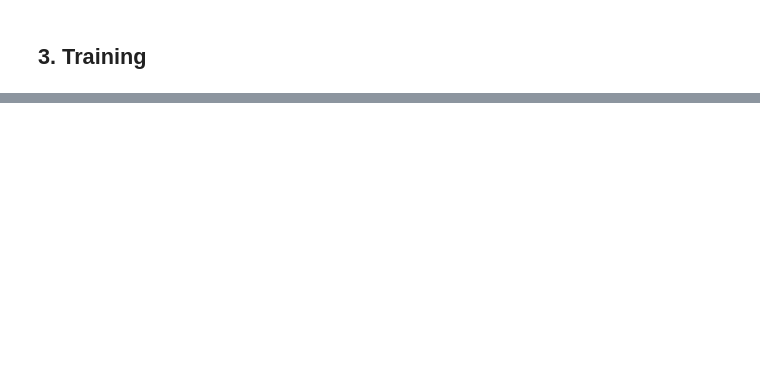
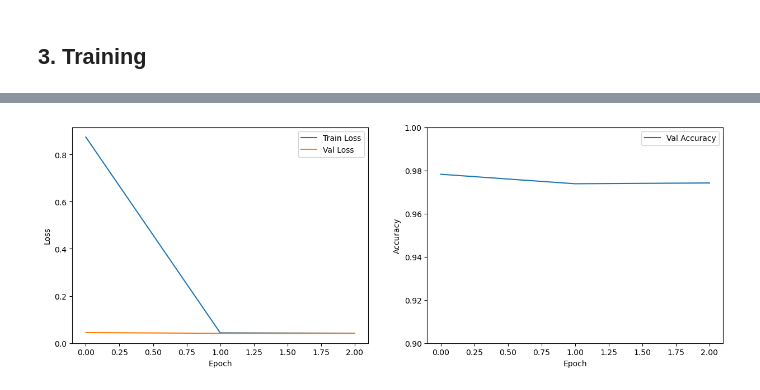
Before and after one commit to Abhinav7R/ML-kit, a Jupyter notebook: assignments/5/RNNOCR.ipynb, the cells around one changed output, grey strips where cells are left out. Drawn from its saved outputs; the diff is of its cells as text; code cells hidden in the pictures; blank space fills up the shorter version.

```diff
--- a/assignments/5/RNNOCR.ipynb
+++ b/assignments/5/RNNOCR.ipynb
@@ -140,26 +135,21 @@ class CNN_RNN(nn.Module):
             nn.MaxPool2d(kernel_size=2, stride=2)   # 16x32x128 -> 16x16x64
         )
 
+
         # 64 time steps
         # 16*16 features = 256 features at each time step
 
-        self.rnn = nn.RNN(input_size=16*16, hidden_size=hidden_size, num_layers=num_layers, batch_first=True, dropout=self.dropout)
-        self.fc = nn.Linear(hidden_size, num_classes)
+        self.rnn = nn.RNN(input_size=16*16, hidden_size=self.hidden_size, num_layers=num_layers, batch_first=True, dropout=self.dropout)
+        self.fc = nn.Linear(self.hidden_size, num_classes)
 
     def forward(self, x):
         x = x.unsqueeze(1)
         batch_size, C, H, W = x.size()
         x = self.cnn(x)
-        if self.batch_norm:
-            x = self.batch_norm(x)
-        # print(x.shape)
         x = x.permute(0, 3, 1, 2)
-        # print(x.shape)
         x = x.view(batch_size, x.size(1), -1)
-        # print(x.shape)
-        x, _ = self.rnn(x)
-        # print(x.shape)
+        h0 = torch.zeros(self.num_layers, x.size(0), self.hidden_size, device=device)
+        x, _ = self.rnn(x, h0)
         x = self.fc(x)
-        # print(x.shape)
 
         return x
@@ -227,6 +187,7 @@ criterion = nn.CTCLoss(blank=0)
 optimizer = optim.Adam(cnn_rnn.parameters(), lr=0.001)
 
 def train(model, train_loader, val_loader, criterion, optimizer, num_epochs=5):
+    print(model)
     train_losses = []
     val_losses = []
     val_accuracies = []
@@ -278,13 +239,12 @@ def train(model, train_loader, val_loader, criterion, optimizer, num_epochs=5):
         val_loss /= len(val_loader)
         val_losses.append(val_loss)
 
-        val_accuracy = compute_average_correct(decoded_preds, decoded_labels)
+        val_accuracy = compute_average_correct(all_preds, all_labels)
         val_accuracies.append(val_accuracy)
-
 
         print("Epoch: {} Train Loss: {} Val Loss: {} Val Accuracy: {}".format(epoch+1, train_loss, val_loss, val_accuracy))
 
     return train_losses, val_losses, val_accuracies
 
-train_losses, val_losses, val_accuracies = train(cnn_rnn, train_loader, val_loader, criterion, optimizer, num_epochs=1)
+train_losses, val_losses, val_accuracies = train(cnn_rnn, train_loader, val_loader, criterion, optimizer, num_epochs=3)
 # %% [output]
@@ -292,19 +266,22 @@ Epoch: 1 Train Loss: 3.2546555500388146 Val Loss: 3.2526442382097245 Val Accurac
 # %%
 fig, ax = plt.subplots(1, 2, figsize=(15, 5))
 
 ax[0].plot(train_losses, label='Train Loss')
 ax[0].plot(val_losses, label='Val Loss')
 ax[0].set_xlabel('Epoch')
 ax[0].set_ylabel('Loss')
 ax[0].legend()
 
 
 ax[1].plot(val_accuracies, label='Val Accuracy')
 ax[1].set_xlabel('Epoch')
+ax[1].set_ylim(0.9, 1.0)
 ax[1].set_ylabel('Accuracy')
 ax[1].legend()
 
 plt.show()
+# %% [output]
+[figure, added]
 # %%
 def test(model, test_loader, criterion):
     model.eval()
```
Also changed, not shown: parts of 14 cells of this notebook.
